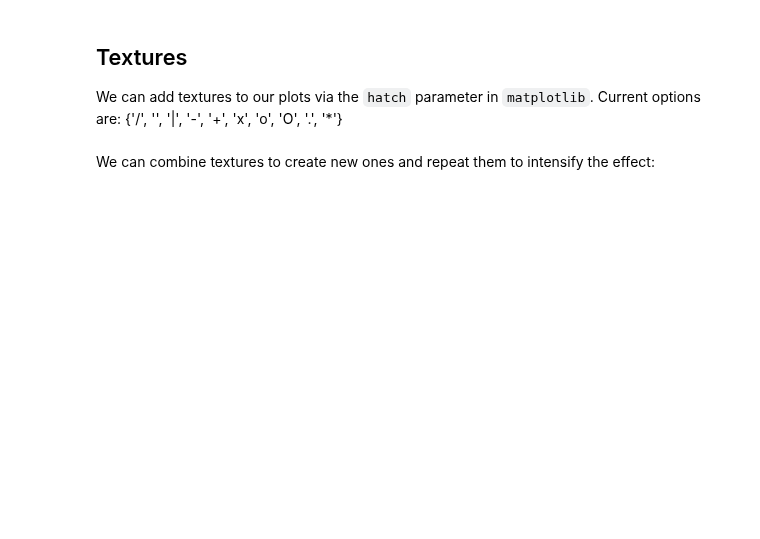
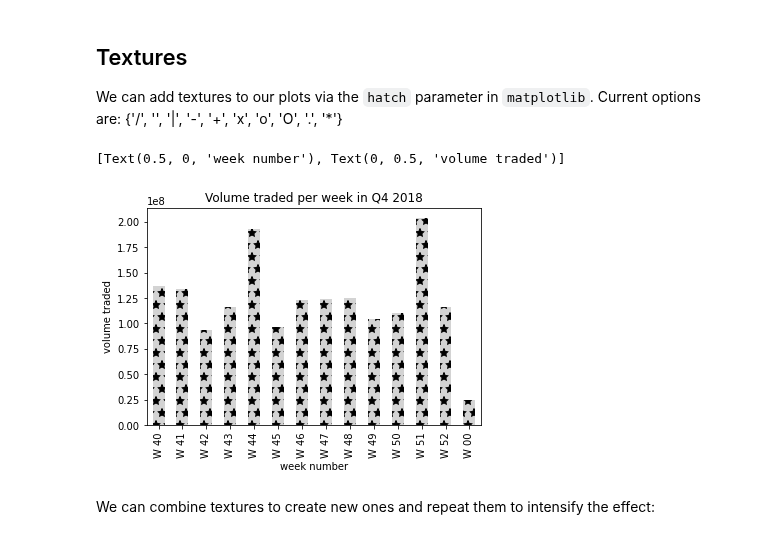
Before and after one commit to kevinsthompson/09-Hands-On-Data-Analysis-with-Pandas-2nd-edition, a Jupyter notebook: ch_06/3-customizing_visualizations.ipynb, the cells around one changed output. Cells and saved outputs as stored; diff of their text form; code cells hidden in the pictures; blank space fills up the shorter version.

```diff
--- a/ch_06/3-customizing_visualizations.ipynb
+++ b/ch_06/3-customizing_visualizations.ipynb
@@ -360,11 +393,17 @@ We can add textures to our plots via the `hatch` parameter in `matplotlib`. Curr
 # %%
 weekly_volume_traded = fb.loc['2018-Q4'].groupby(pd.Grouper(freq='W')).volume.sum()
 weekly_volume_traded.index = weekly_volume_traded.index.strftime('W %W')
 ax = weekly_volume_traded.plot(
-    kind='bar', hatch='*', color='lightgray',
-    title='Volume traded per week in Q4 2018'
+      kind='bar'
+    , hatch='*'
+    # , hatch='.'
+    , color='lightgray'
+    , title='Volume traded per week in Q4 2018'
 )
 ax.set(xlabel='week number', ylabel='volume traded')
+# %% [output]
+[Text(0.5, 0, 'week number'), Text(0, 0.5, 'volume traded')]
+[figure, added]
 # %% [markdown]
 We can combine textures to create new ones and repeat them to intensify the effect:
 # %%
```
Also changed, not shown: parts of 12 cells of this notebook, 1 other file.
